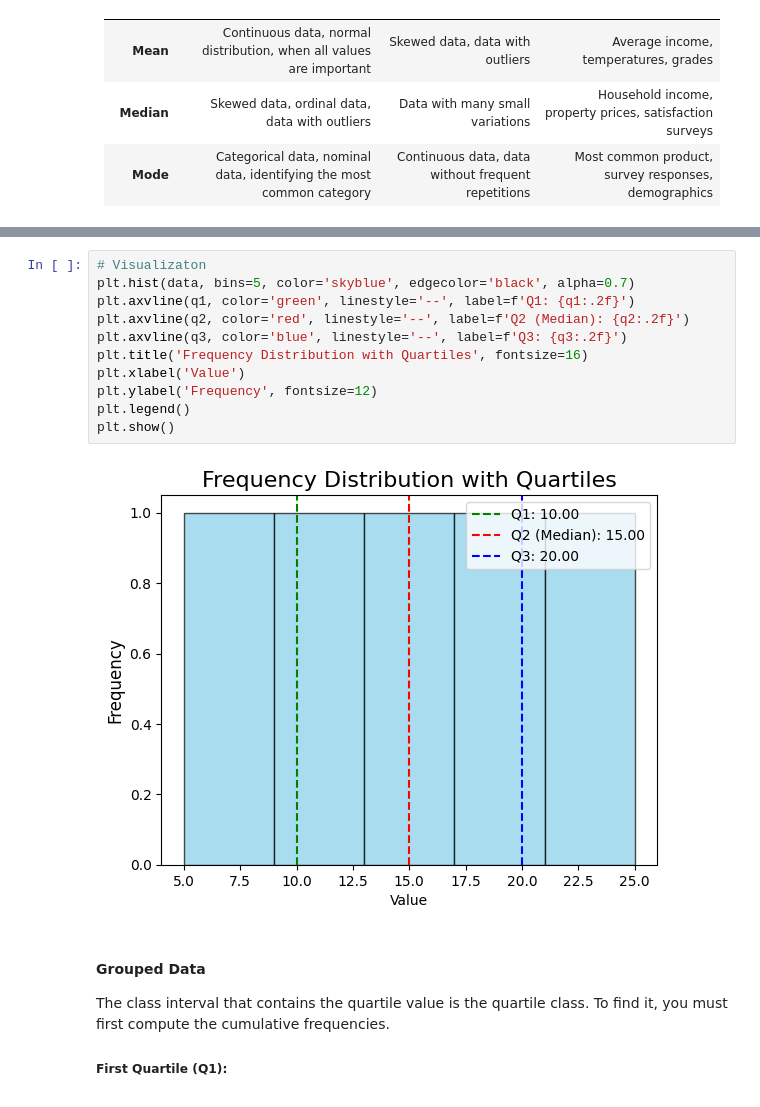
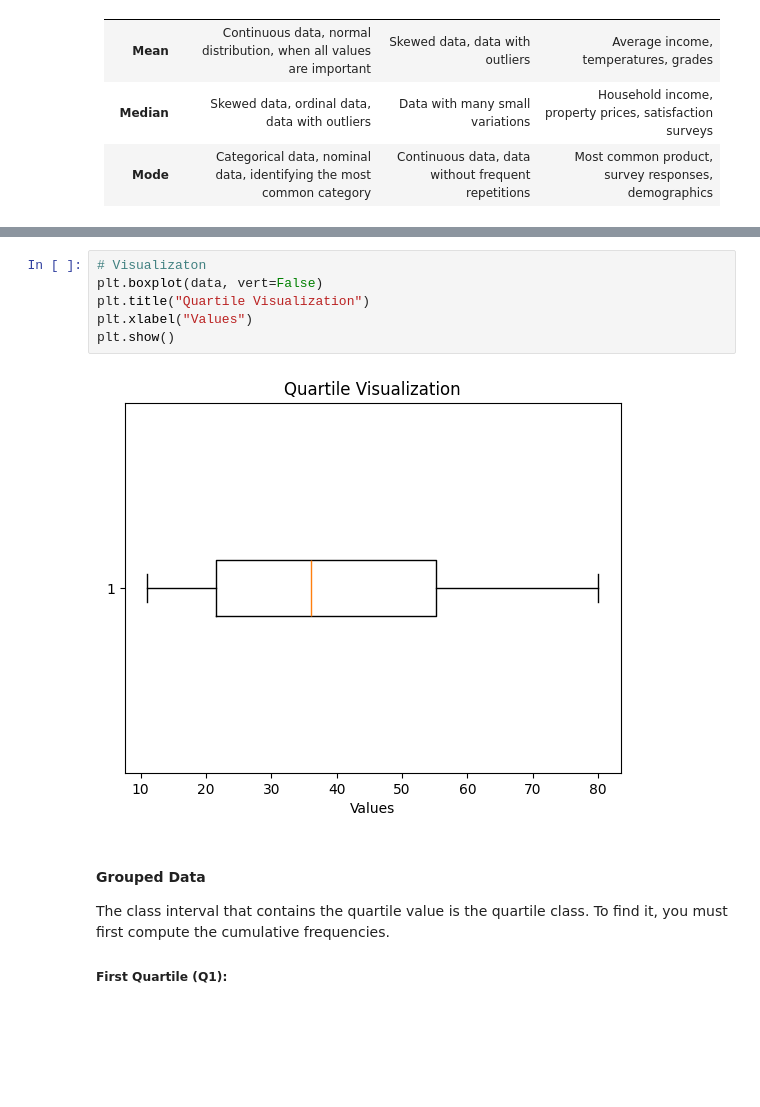
Before and after one commit to imranhasan22/handbook_imran, a Jupyter notebook: ai/Statistics.ipynb, the cells around one changed output, grey strips where cells are left out. Saved outputs shown, nothing was run; the diff lists cells and outputs as text; blank space fills up the shorter version.

Commit message:
quartile visualizaton updated

```diff
--- a/ai/Statistics.ipynb
+++ b/ai/Statistics.ipynb
@@ -674,16 +735,11 @@ Q3 (Third Quartile): 20.0
 # %%
 # Visualizaton
-plt.hist(data, bins=5, color='skyblue', edgecolor='black', alpha=0.7)
-plt.axvline(q1, color='green', linestyle='--', label=f'Q1: {q1:.2f}')
-plt.axvline(q2, color='red', linestyle='--', label=f'Q2 (Median): {q2:.2f}')
-plt.axvline(q3, color='blue', linestyle='--', label=f'Q3: {q3:.2f}')
-plt.title('Frequency Distribution with Quartiles', fontsize=16)
-plt.xlabel('Value')
-plt.ylabel('Frequency', fontsize=12)
-plt.legend()
+plt.boxplot(data, vert=False)
+plt.title("Quartile Visualization")
+plt.xlabel("Values")
 plt.show()
 # %% [output]
-[figure, old version]
+[figure, new version]
 # %% [markdown]
 #### Grouped Data
 The class interval that contains the quartile value is the quartile class. To find it, you must first compute the cumulative frequencies.
```
Also changed, not shown: parts of 6 cells of this notebook.
